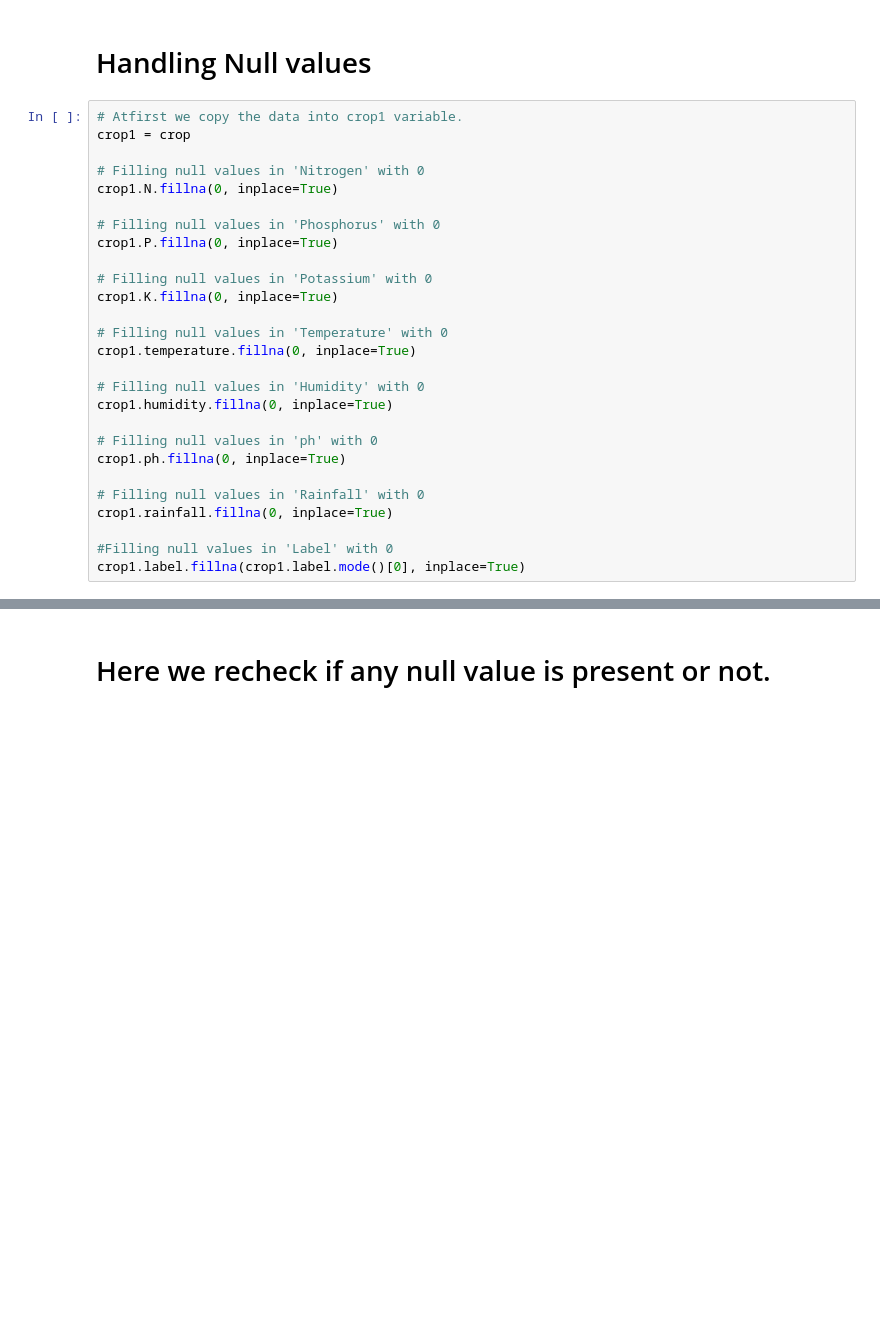
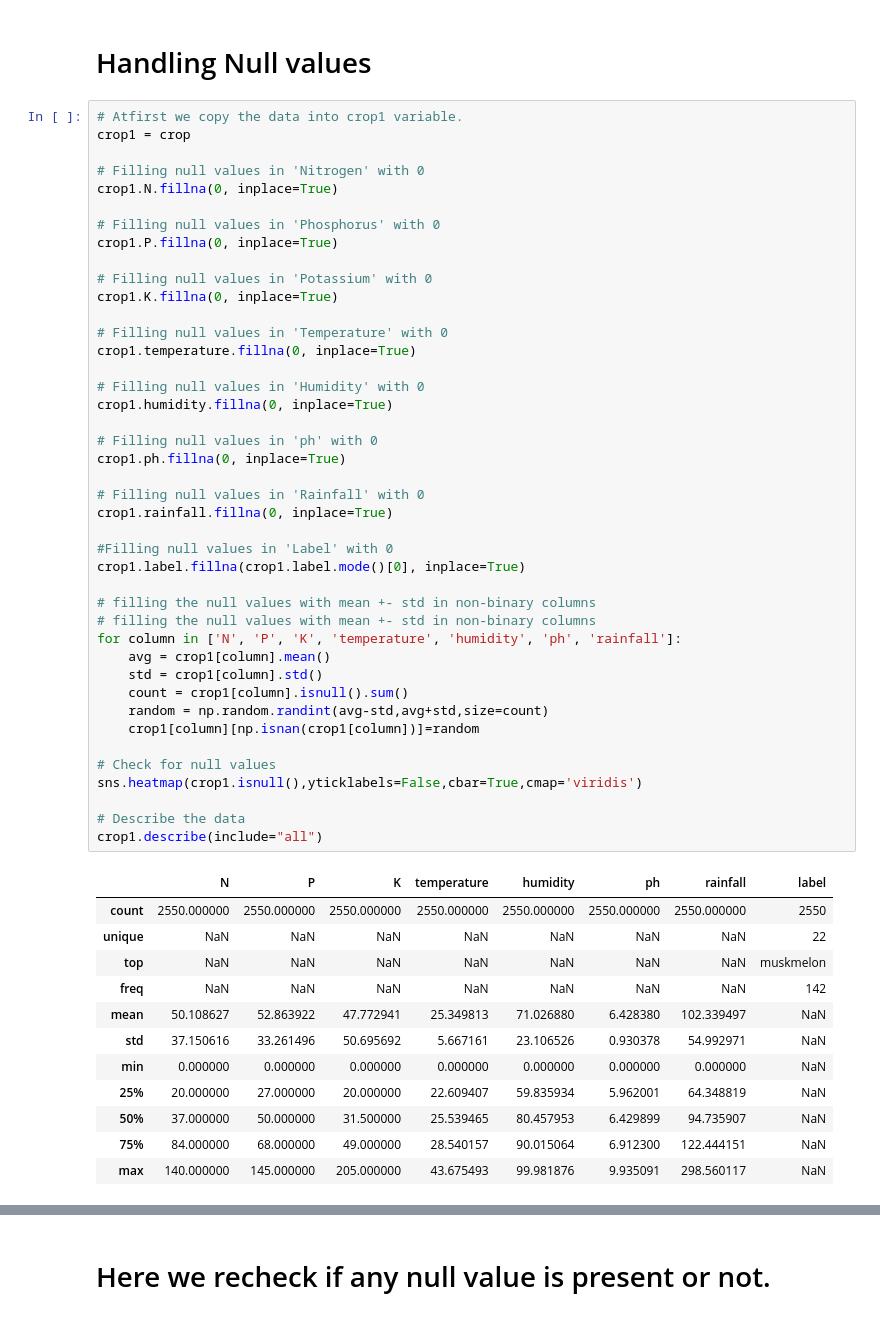
Before and after one commit to csubham2370/Major-Project-on-Crop-Recommendation-System, a Jupyter notebook: Crop_Recommendation_System.ipynb, the cells around one changed output, grey strips where cells are left out. Cells and saved outputs as stored; diff of their text form; blank space fills up the shorter version.

```diff
--- a/Crop_Recommendation_System.ipynb
+++ b/Crop_Recommendation_System.ipynb
@@ -150,27 +150,55 @@ this code snippet ensures that missing values in the DataFrame crop are handled
 # %%
 # Atfirst we copy the data into crop1 variable.
 crop1 = crop
 
 # Filling null values in 'Nitrogen' with 0
 crop1.N.fillna(0, inplace=True)
 
 # Filling null values in 'Phosphorus' with 0
 crop1.P.fillna(0, inplace=True)
 
 # Filling null values in 'Potassium' with 0
 crop1.K.fillna(0, inplace=True)
 
 # Filling null values in 'Temperature' with 0
 crop1.temperature.fillna(0, inplace=True)
 
 # Filling null values in 'Humidity' with 0
 crop1.humidity.fillna(0, inplace=True)
 
 # Filling null values in 'ph' with 0
 crop1.ph.fillna(0, inplace=True)
 
 # Filling null values in 'Rainfall' with 0
 crop1.rainfall.fillna(0, inplace=True)
 
 #Filling null values in 'Label' with 0
 crop1.label.fillna(crop1.label.mode()[0], inplace=True)
+
+# filling the null values with mean +- std in non-binary columns
+# filling the null values with mean +- std in non-binary columns
+for column in ['N', 'P', 'K', 'temperature', 'humidity', 'ph', 'rainfall']:
+    avg = crop1[column].mean()
+    std = crop1[column].std()
+    count = crop1[column].isnull().sum()
+    random = np.random.randint(avg-std,avg+std,size=count)
+    crop1[column][np.isnan(crop1[column])]=random
+
+# Check for null values
+sns.heatmap(crop1.isnull(),yticklabels=False,cbar=True,cmap='viridis')
+
+# Describe the data
+crop1.describe(include="all")
+# %% [output]
+|  | N | P | K | temperature | humidity | ph | rainfall | label |
+| count | 2550.000000 | 2550.000000 | 2550.000000 | 2550.000000 | 2550.000000 | 2550.000000 | 2550.000000 | 2550 |
+| unique | NaN | NaN | NaN | NaN | NaN | NaN | NaN | 22 |
+| top | NaN | NaN | NaN | NaN | NaN | NaN | NaN | muskmelon |
+| freq | NaN | NaN | NaN | NaN | NaN | NaN | NaN | 142 |
+| mean | 50.108627 | 52.863922 | 47.772941 | 25.349813 | 71.026880 | 6.428380 | 102.339497 | NaN |
+| std | 37.150616 | 33.261496 | 50.695692 | 5.667161 | 23.106526 | 0.930378 | 54.992971 | NaN |
+| min | 0.000000 | 0.000000 | 0.000000 | 0.000000 | 0.000000 | 0.000000 | 0.000000 | NaN |
+| 25% | 20.000000 | 27.000000 | 20.000000 | 22.609407 | 59.835934 | 5.962001 | 64.348819 | NaN |
+| 50% | 37.000000 | 50.000000 | 31.500000 | 25.539465 | 80.457953 | 6.429899 | 94.735907 | NaN |
+| 75% | 84.000000 | 68.000000 | 49.000000 | 28.540157 | 90.015064 | 6.912300 | 122.444151 | NaN |
+| max | 140.000000 | 145.000000 | 205.000000 | 43.675493 | 99.981876 | 9.935091 | 298.560117 | NaN |
```
Also changed, not shown: parts of 29 cells of this notebook.
